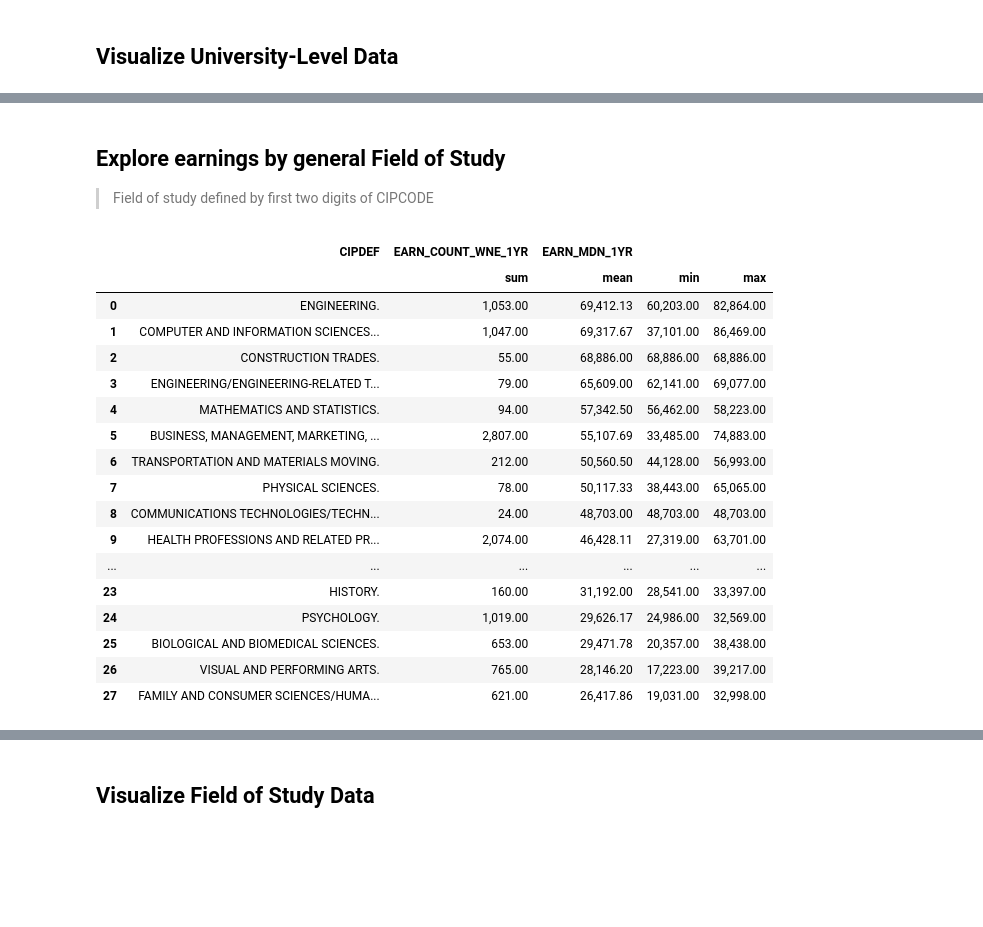
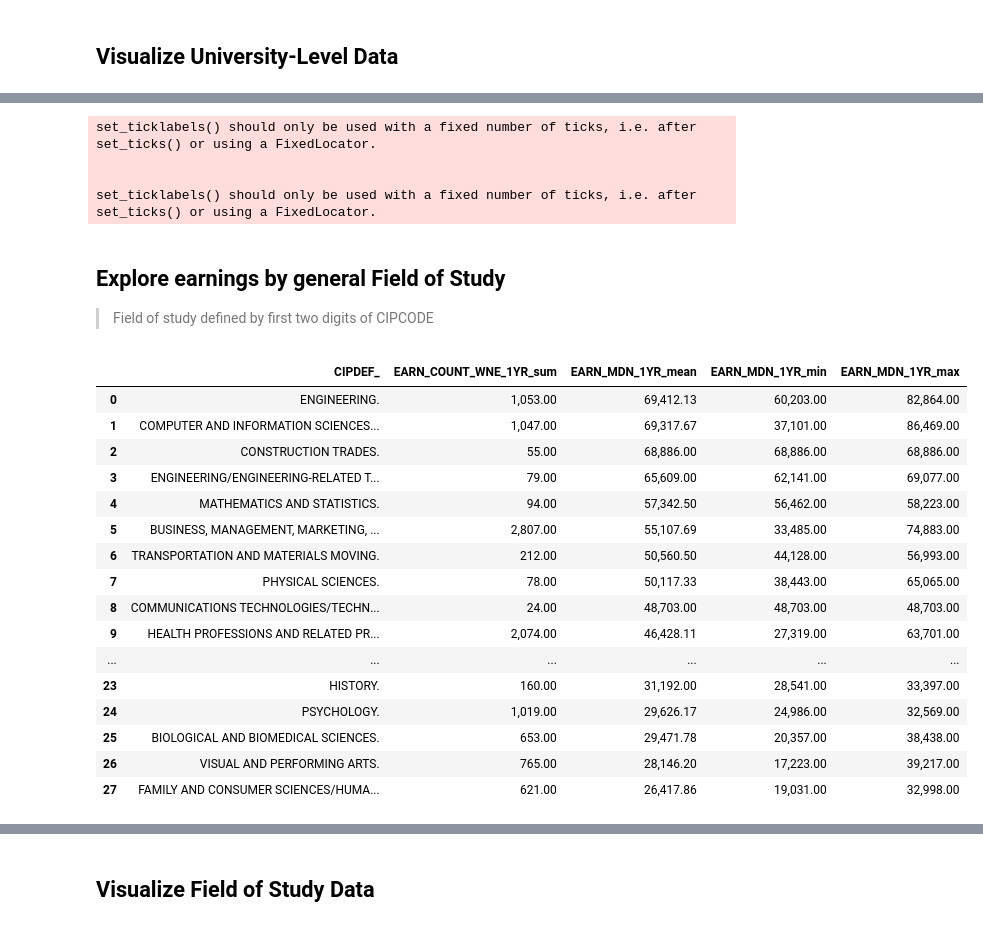
Before and after one commit to sven-soderborg/College_Outcomes, a Jupyter notebook: college_scorecard.ipynb, the cells around one changed output, grey strips where cells are left out. Drawn from its saved outputs; the diff is of its cells as text; code cells hidden in the pictures; blank space fills up the shorter version.

```diff
--- a/college_scorecard.ipynb
+++ b/college_scorecard.ipynb
@@ -74,7 +73,13 @@ All four EARN columns nan count: 262
 ## Explore earnings by University
 # %%
 # Group earnings by universities (summary stats of all programs with public record)
-univ_1yr_stats = df.groupby('INSTNM').agg({'EARN_COUNT_WNE_1YR': 'sum','EARN_MDN_1YR': ['mean', 'min', 'max']}).reset_index()
-univ_1yr_stats = univ_1yr_stats.sort_values(by=('EARN_MDN_1YR', 'mean'), ascending=False).reset_index(drop=True)
+univ_1yr_stats = df.groupby('INSTNM').agg({'EARN_COUNT_WNE_1YR': 'sum','EARN_MDN_1YR': ['median', 'min', 'max']})
+univ_1yr_stats.columns = ['_'.join(col).strip() for col in univ_1yr_stats.columns.values] # remove MultiIndex column
+univ_1yr_stats = univ_1yr_stats.sort_values(by='EARN_MDN_1YR_median', ascending=False).reset_index()
+violin_order_1yr = univ_1yr_stats['INSTNM'].to_list()
+
+with pd.ExcelWriter("Data/earnings_tables.xlsx", mode='a', engine='openpyxl', if_sheet_exists='replace') as writer:
+    univ_1yr_stats.to_excel(writer, sheet_name='1yr_summary', index=False)
+
 univ_1yr_stats
 # %% [output]
@@ -90,6 +94,12 @@ univ_1yr_stats
 # %%
 # Group earnings by universities (summary stats of all programs with public record)
-univ_4yr_stats = df.groupby('INSTNM').agg({'EARN_COUNT_WNE_4YR': 'sum','EARN_MDN_4YR': ['mean', 'min', 'max']}).reset_index()
-univ_4yr_stats = univ_4yr_stats.sort_values(by=('EARN_MDN_4YR', 'mean'), ascending=False).reset_index(drop=True)
+univ_4yr_stats = df.groupby('INSTNM').agg({'EARN_COUNT_WNE_4YR': 'sum','EARN_MDN_4YR': ['median', 'min', 'max']})
+univ_4yr_stats.columns = ['_'.join(col).strip() for col in univ_4yr_stats.columns.values] # remove MultiIndex column
+univ_4yr_stats = univ_4yr_stats.sort_values(by='EARN_MDN_4YR_median', ascending=False).reset_index()
+violin_order_4yr = univ_4yr_stats['INSTNM'].to_list()
+
+with pd.ExcelWriter("Data/earnings_tables.xlsx", mode='a', engine='openpyxl', if_sheet_exists='replace') as writer:
+    univ_4yr_stats.to_excel(writer, sheet_name='4yr_summary', index=False)
+
 univ_4yr_stats
 # %% [output]
@@ -166,14 +116,55 @@ fig.show()
+# %%
+# Plot the 1 yr graduate earnings by University
+sns.violinplot(x=df['INSTNM'], y='EARN_MDN_1YR', data=df, fill=True, hue='INSTNM',
+               palette='pastel', inner='quart', order=violin_order_4yr, cut=0)
+
+# Customize ticks
+y_values = plt.gca().get_yticks()
+plt.gca().set_yticklabels(['${:,.0f}'.format(v) for v in y_values])
+plt.xticks(rotation=-85)
+
+# Customize titles
+plt.ylabel('Median Earnings')
+plt.xlabel('')
+plt.title('Median Earnings of Working Graduates 1 Year After Graduation')
+plt.savefig('Plots/earnings_1yr_violin.png', dpi=600, bbox_inches='tight')
+plt.close()
+
+# Plot the 4 yr graduate earnings by University
+sns.violinplot(x=df['INSTNM'], y='EARN_MDN_4YR', data=df, fill=True, hue='INSTNM',
+               palette='pastel', inner='quart', order=violin_order_4yr, cut=0)
+
+# Customize ticks
+y_values = plt.gca().get_yticks()
+plt.gca().set_yticklabels(['${:,.0f}'.format(v) for v in y_values])
+plt.xticks(rotation=-85)
+
+# Customize titles
+plt.ylabel('Median Earnings')
+plt.xlabel('')
+plt.title('Median Earnings of Working Graduates 4 Years After Graduation')
+plt.savefig('Plots/earnings_4yr_violin.png', dpi=600, bbox_inches='tight')
+plt.close()
+# %% [output]
+set_ticklabels() should only be used with a fixed number of ticks, i.e. after set_ticks() or using a FixedLocator.
+
+
+set_ticklabels() should only be used with a fixed number of ticks, i.e. after set_ticks() or using a FixedLocator.
 # %% [markdown]
 ## Explore earnings by general Field of Study
 > Field of study defined by first two digits of CIPCODE
 # %%
 # Group earnings for each field of study (summary of all programs with public record)
 field_1yr_stats = df.groupby('CIPDEF').agg({'EARN_COUNT_WNE_1YR': 'sum','EARN_MDN_1YR': ['mean', 'min', 'max']}).reset_index()
-field_1yr_stats = field_1yr_stats.sort_values(by=('EARN_MDN_1YR', 'mean'), ascending=False).reset_index(drop=True)
+field_1yr_stats.columns = ['_'.join(col).strip() for col in field_1yr_stats.columns.values] # remove MultiIndex column
+field_1yr_stats = field_1yr_stats.sort_values(by='EARN_MDN_1YR_mean', ascending=False).reset_index(drop=True)
+
+with pd.ExcelWriter("Data/earnings_tables.xlsx", mode='a', engine='openpyxl', if_sheet_exists='replace') as writer:
+    field_1yr_stats.to_excel(writer, sheet_name='field_1yr_stats', index=False)
+
 field_1yr_stats
 # %% [output]
-|  | CIPDEF | EARN_COUNT_WNE_1YR | EARN_MDN_1YR |  |  |
-|  |  | sum | mean | min | max |
+|  | CIPDEF_ | EARN_COUNT_WNE_1YR_sum | EARN_MDN_1YR_mean | EARN_MDN_1YR_min | EARN_MDN_1YR_max |
 | 0 | ENGINEERING. | 1,053.00 | 69,412.13 | 60,203.00 | 82,864.00 |
 | 1 | COMPUTER AND INFORMATION SCIENCES... | 1,047.00 | 69,317.67 | 37,101.00 | 86,469.00 |
 | 2 | CONSTRUCTION TRADES. | 55.00 | 68,886.00 | 68,886.00 | 68,886.00 |
```
Also changed, not shown: parts of 12 cells of this notebook, 26 other files.
